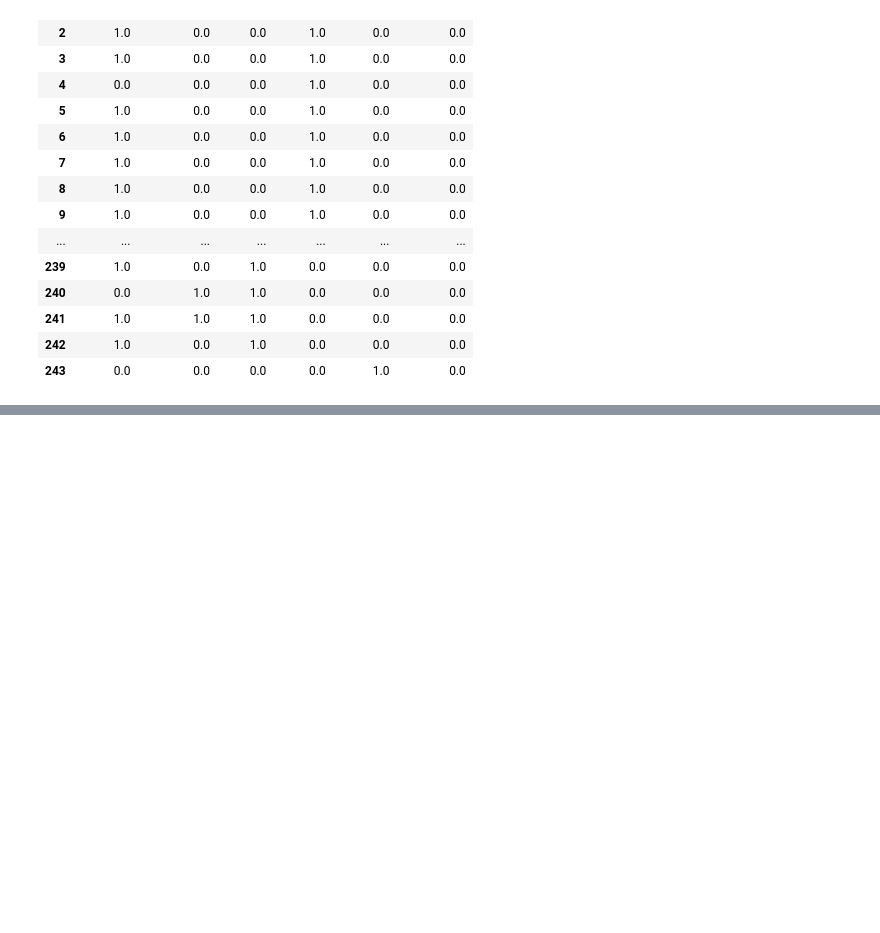
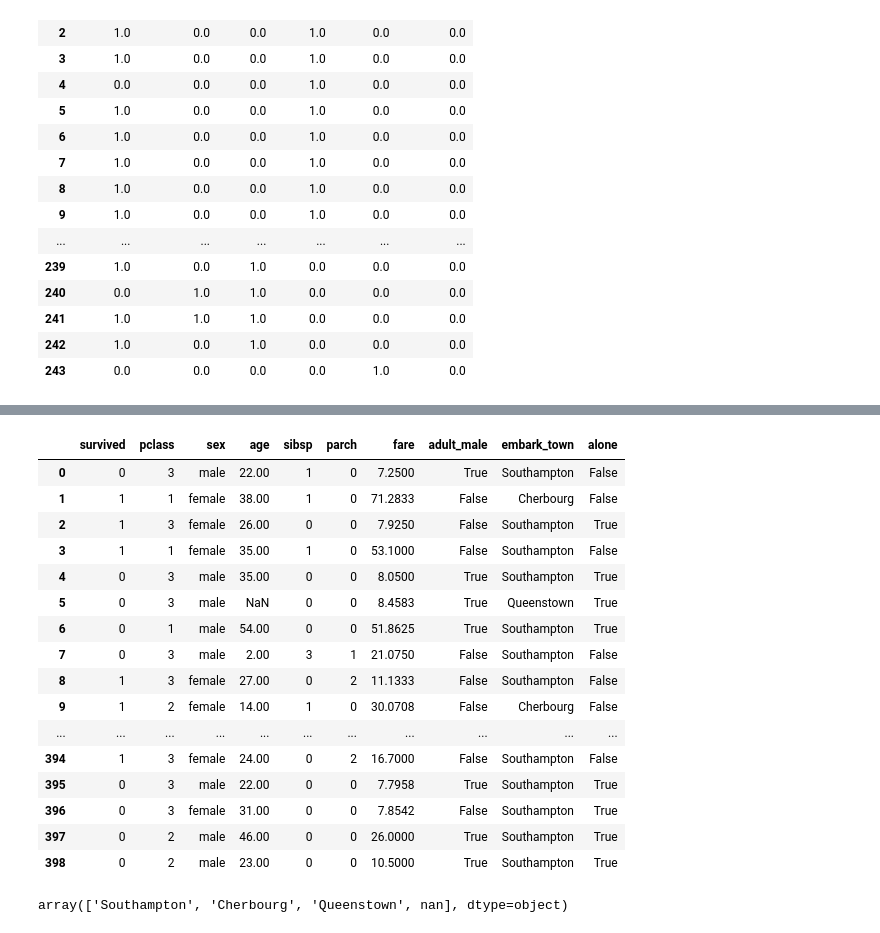
Before and after one commit to dhananjaysaini44/Data_Analysis, a Jupyter notebook: FSML_9.ipynb, the cells around one changed output, grey strips where cells are left out. Drawn from its saved outputs; the diff is of its cells as text; code cells hidden in the pictures; blank space fills up the shorter version.

```diff
--- a/FSML_9.ipynb
+++ b/FSML_9.ipynb
@@ -76,0 +400,2 @@ pd.DataFrame(df2, columns = ["sex_Male", "smoker_Yes", "day_Sat", "day_Sun", "da
+# %%
+l = ["deck", "embarked", "class", "who", "alive"]
@@ -76,0 +404,25 @@ pd.DataFrame(df2, columns = ["sex_Male", "smoker_Yes", "day_Sat", "day_Sun", "da
+# %%
+df5 = df5.drop(columns = l)
+df5
+# %% [output]
+|  | survived | pclass | sex | age | sibsp | parch | fare | adult_male | embark_town | alone |
+| 0 | 0 | 3 | male | 22.00 | 1 | 0 | 7.2500 | True | Southampton | False |
+| 1 | 1 | 1 | female | 38.00 | 1 | 0 | 71.2833 | False | Cherbourg | False |
+| 2 | 1 | 3 | female | 26.00 | 0 | 0 | 7.9250 | False | Southampton | True |
+| 3 | 1 | 1 | female | 35.00 | 1 | 0 | 53.1000 | False | Southampton | False |
+| 4 | 0 | 3 | male | 35.00 | 0 | 0 | 8.0500 | True | Southampton | True |
+| 5 | 0 | 3 | male | NaN | 0 | 0 | 8.4583 | True | Queenstown | True |
+| 6 | 0 | 1 | male | 54.00 | 0 | 0 | 51.8625 | True | Southampton | True |
+| 7 | 0 | 3 | male | 2.00 | 3 | 1 | 21.0750 | False | Southampton | False |
+| 8 | 1 | 3 | female | 27.00 | 0 | 2 | 11.1333 | False | Southampton | False |
+| 9 | 1 | 2 | female | 14.00 | 1 | 0 | 30.0708 | False | Cherbourg | False |
+| ... | ... | ... | ... | ... | ... | ... | ... | ... | ... | ... |
+| 394 | 1 | 3 | female | 24.00 | 0 | 2 | 16.7000 | False | Southampton | False |
+| 395 | 0 | 3 | male | 22.00 | 0 | 0 | 7.7958 | True | Southampton | True |
+| 396 | 0 | 3 | female | 31.00 | 0 | 0 | 7.8542 | False | Southampton | True |
+| 397 | 0 | 2 | male | 46.00 | 0 | 0 | 26.0000 | True | Southampton | True |
+| 398 | 0 | 2 | male | 23.00 | 0 | 0 | 10.5000 | True | Southampton | True |
+# %%
+df5["embark_town"].unique()
+# %% [output]
+array(['Southampton', 'Cherbourg', 'Queenstown', nan], dtype=object)
```
Also changed, not shown: parts of 53 cells of this notebook, 8 other files.
